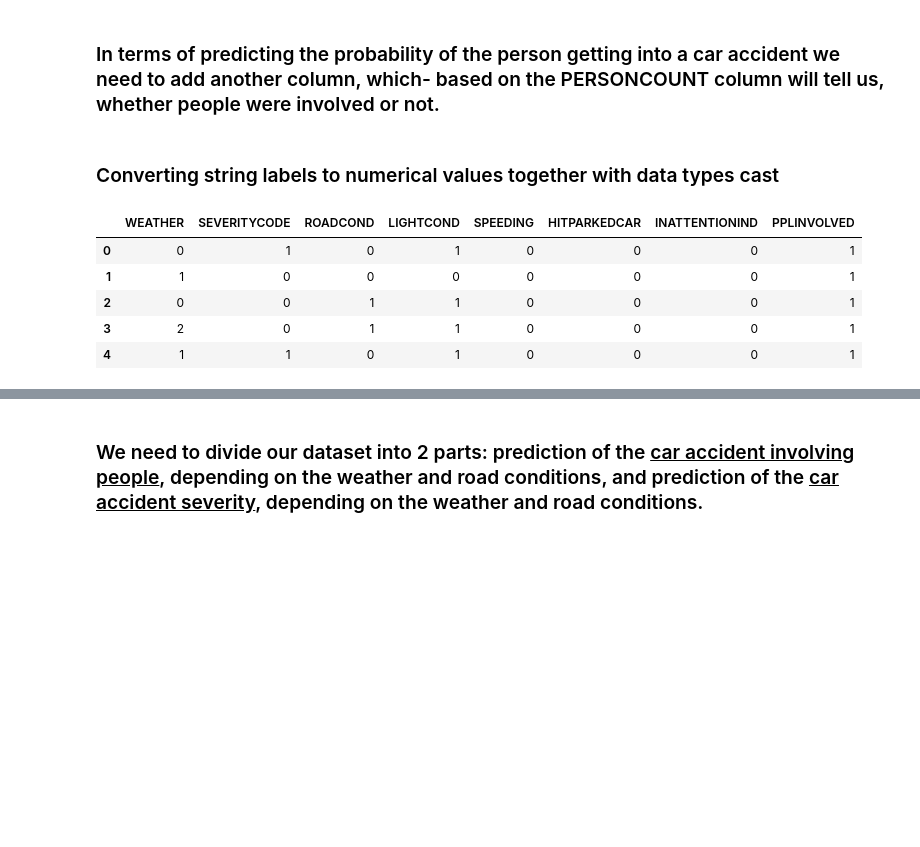
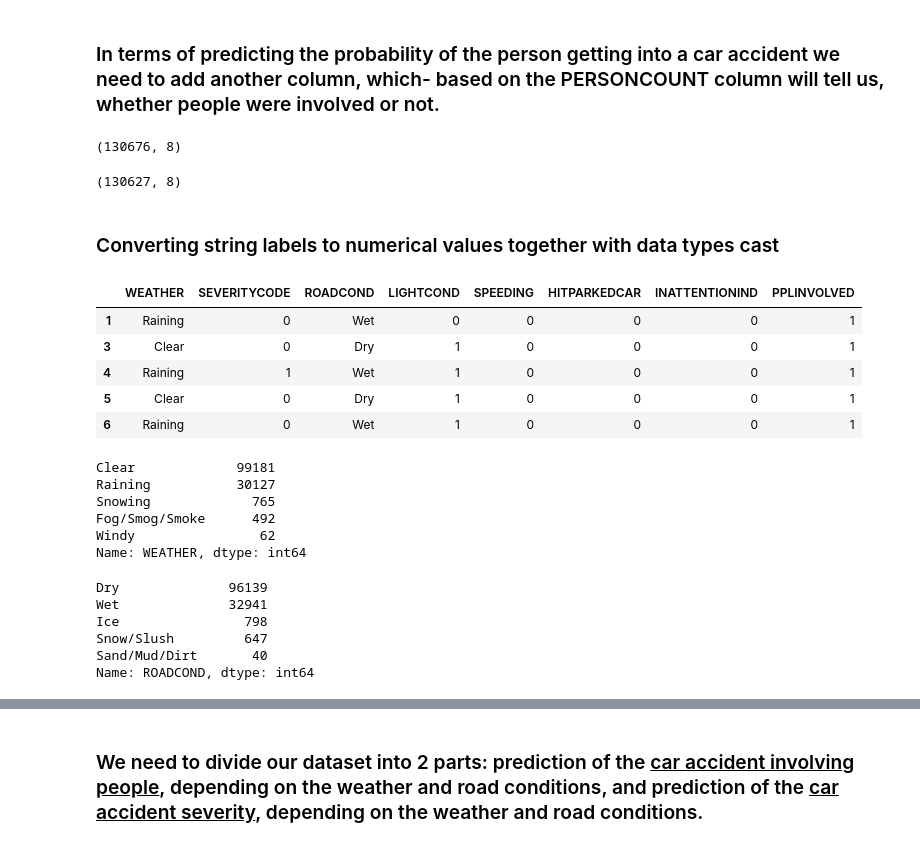
Before and after one commit to lukaszrbk/Coursera_Capstone, a Jupyter notebook: Applied Data Science Capstone Assignment.ipynb, the cells around one changed output, grey strips where cells are left out. Cells and saved outputs as stored; diff of their text form; code cells hidden in the pictures; blank space fills up the shorter version.

```diff
--- a/Applied Data Science Capstone Assignment.ipynb
+++ b/Applied Data Science Capstone Assignment.ipynb
@@ -286,6 +283,16 @@ Unique values for the INATTENTIONIND:
 ['N' 'Y']
 # %% [markdown]
 ### In terms of predicting the probability of the person getting into a car accident we need to add another column, which- based on the PERSONCOUNT column will tell us, whether people were involved or not.
+# %%
+df=df.loc[df['WEATHER'] != 'Cloudy']
+df.shape
+# %% [output]
+(130676, 8)
+# %%
+df=df.loc[df['ROADCOND'] != 'Oil']
+df.shape
+# %% [output]
+(130627, 8)
 # %%
 df['PPLINVOLVED']=np.where(df['PERSONCOUNT']== 0, 'N', 'Y')
 # %%
@@ -295,17 +302,14 @@ df.drop('PERSONCOUNT',axis=1,inplace=True)
 # %%
 df=df.replace({'Y':'1','N':'0'})
 df=df.replace({'Day':'1','Night':'0'})
-df=df.replace({'Wet':'0','Dry':'1','Snow/Slush':'2','Ice':'3','Sand/Mud/Dirt':'4','Oil':'5'})
-df=df.replace({'Cloudy':'0','Raining':'1','Clear':'2','Snowing':'3','Fog/Smog/Smoke':'4','Sleet/Hail/Freezing Rain':'5','Blowing Sand/Dirt':'6','Severe Crosswind':'7'})
+
 df['SEVERITYCODE'].replace({1:0}, inplace=True) #converting labels to the more consistent binary format
 df['SEVERITYCODE'].replace({2:1}, inplace=True) #converting labels to the more consistent binary format
-df=df.astype('int64')
+df.head()
+# %% [output]
+|  | WEATHER | SEVERITYCODE | ROADCOND | LIGHTCOND | SPEEDING | HITPARKEDCAR | INATTENTIONIND | PPLINVOLVED |
+| 1 | Raining | 0 | Wet | 0 | 0 | 0 | 0 | 1 |
+| 3 | Clear | 0 | Dry | 1 | 0 | 0 | 0 | 1 |
+| 4 | Raining | 1 | Wet | 1 | 0 | 0 | 0 | 1 |
+| 5 | Clear | 0 | Dry | 1 | 0 | 0 | 0 | 1 |
+| 6 | Raining | 0 | Wet | 1 | 0 | 0 | 0 | 1 |
-# %%
-df.head()
-# %% [output]
-|  | WEATHER | SEVERITYCODE | ROADCOND | LIGHTCOND | SPEEDING | HITPARKEDCAR | INATTENTIONIND | PPLINVOLVED |
-| 0 | 0 | 1 | 0 | 1 | 0 | 0 | 0 | 1 |
-| 1 | 1 | 0 | 0 | 0 | 0 | 0 | 0 | 1 |
-| 2 | 0 | 0 | 1 | 1 | 0 | 0 | 0 | 1 |
-| 3 | 2 | 0 | 1 | 1 | 0 | 0 | 0 | 1 |
-| 4 | 1 | 1 | 0 | 1 | 0 | 0 | 0 | 1 |
@@ -311,0 +320,9 @@ df.head()
+# %%
+df['WEATHER'].value_counts()
+# %% [output]
+Clear             99181
+Raining           30127
+Snowing             765
+Fog/Smog/Smoke      492
+Windy                62
+Name: WEATHER, dtype: int64
@@ -311,0 +331,9 @@ df.head()
+# %%
+df['ROADCOND'].value_counts()
+# %% [output]
+Dry              96139
+Wet              32941
+Ice                798
+Snow/Slush         647
+Sand/Mud/Dirt       40
+Name: ROADCOND, dtype: int64
```
Also changed, not shown: parts of 31 cells of this notebook.
